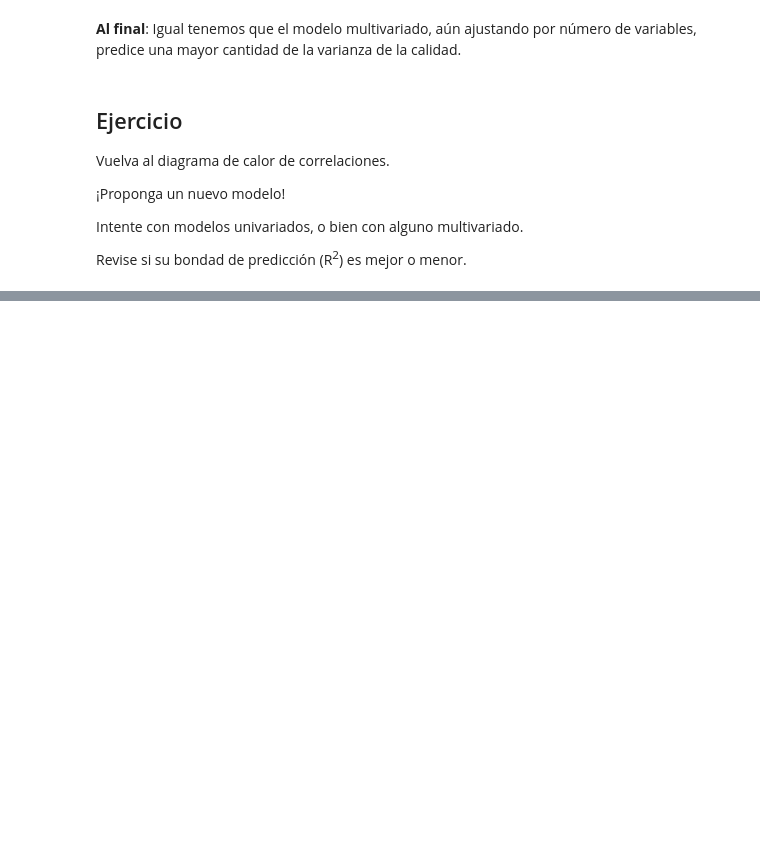
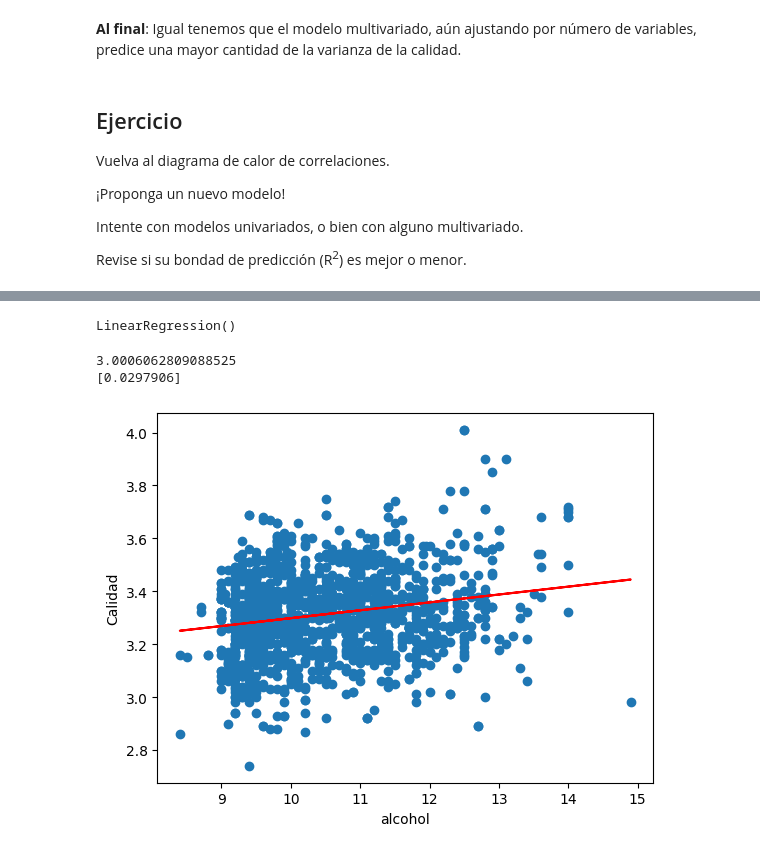
Before and after one commit to cgranadosh/basics_python_Analitycs, a Jupyter notebook: Clase_11_Regresión_lineal.ipynb, the cells around one changed output, grey strips where cells are left out. Drawn from its saved outputs; the diff is of its cells as text; code cells hidden in the pictures; blank space fills up the shorter version.

```diff
--- a/Clase_11_Regresión_lineal.ipynb
+++ b/Clase_11_Regresión_lineal.ipynb
@@ -297,0 +304,3 @@ Revise si su bondad de predicción (R<sup>2</sup>) es mejor o menor.
+# %%
+datos = datos_vino[['alcohol', 'pH']]
+datos.head()
@@ -297,0 +314,30 @@ Revise si su bondad de predicción (R<sup>2</sup>) es mejor o menor.
+# %%
+# Ajuste del modelo univariado
+#                    Y = b0 + b1*X + e
+# Es decir:       Calidad = b0 + b1*Alcohol + e
+
+X = datos[['alcohol']]
+Y = datos['pH']
+
+modelo_lineal = LinearRegression()
+modelo_lineal.fit(X, Y)
+# %% [output]
+LinearRegression()
+# %%
+# Beta 0
+print(modelo_lineal.intercept_)
+print(# Beta 1
+modelo_lineal.coef_)
+# %% [output]
+3.0006062809088525
+[0.0297906]
+# %%
+# Gráfica de dispersión con línea de tendencia
+calidad_predicha = modelo_lineal.predict(X)
+plt.scatter(X, Y)
+plt.plot(X, calidad_predicha, color='red')
+plt.xlabel('alcohol')
+plt.ylabel('Calidad')
+plt.show()
+# %% [output]
+[figure, added]
```
Also changed, not shown: parts of 7 cells of this notebook.
